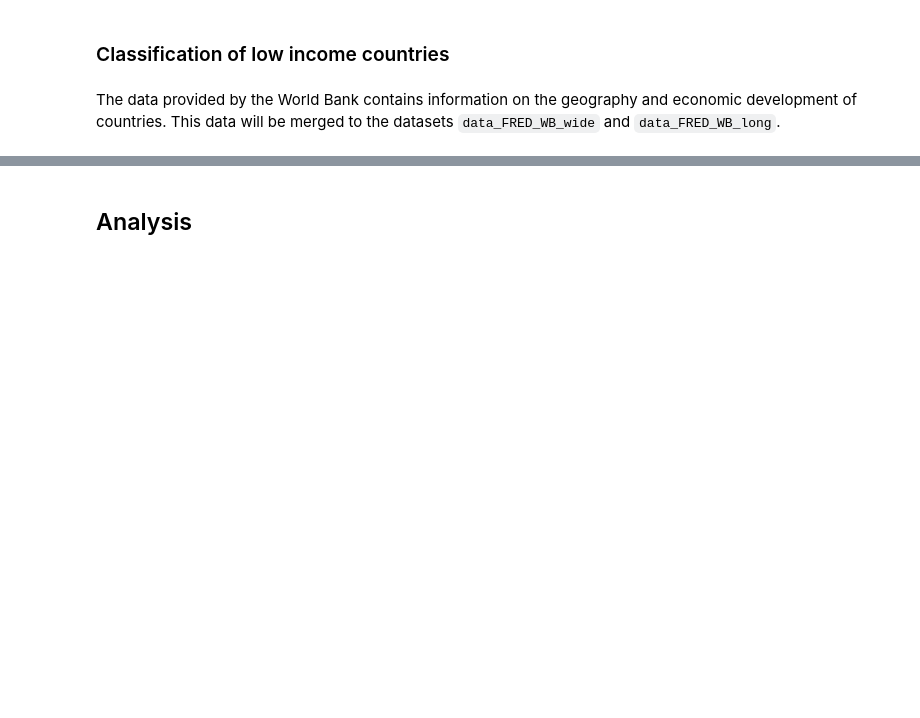
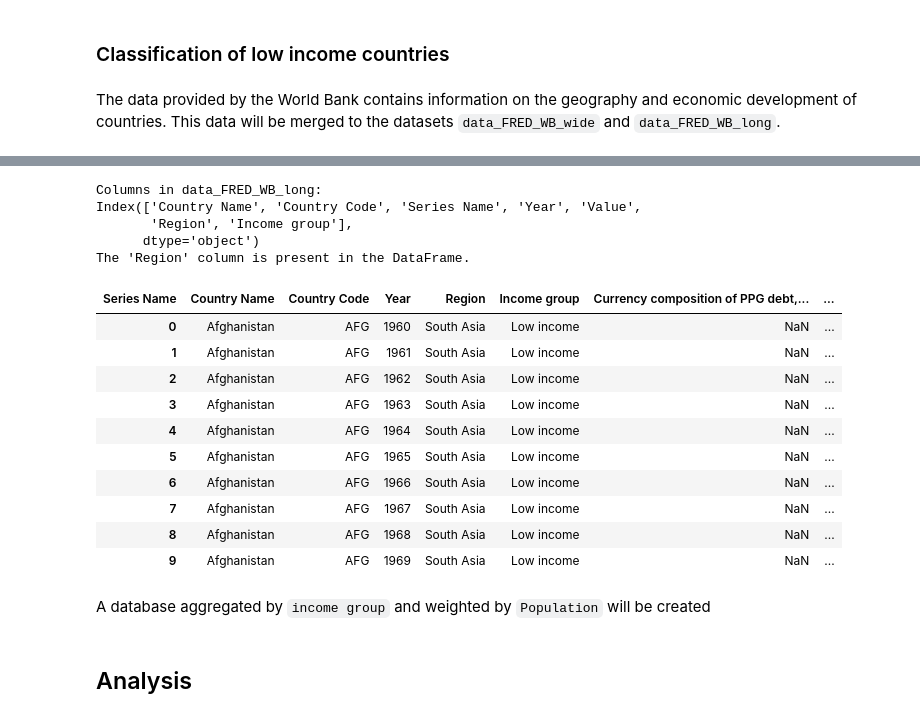
Before and after one commit to maude04/pp4rs_project, a Jupyter notebook: src/project_programming.ipynb, the cells around one changed output, grey strips where cells are left out. Saved outputs shown, nothing was run; the diff lists cells and outputs as text; code cells hidden in the pictures; blank space fills up the shorter version.

```diff
--- a/src/project_programming.ipynb
+++ b/src/project_programming.ipynb
@@ -229,3 +227,34 @@ data_FRED_WB_long.head(10)
 | 7 | Albania | ALB | External debt stocks, total (DOD,... | 1960 | NaN | Europe & Central Asia | Upper middle income |
 | 8 | Albania | ALB | Official exchange rate (LCU per U... | 1960 | NaN | Europe & Central Asia | Upper middle income |
 | 9 | Albania | ALB | GNI (current US$) | 1960 | NaN | Europe & Central Asia | Upper middle income |
+# %%
+# create an additional wide format dataframe
+
+## Convert 'Value' and 'Year' column to numeric, coercing errors to NaN
+
+data_FRED_WB_long['Year'] = pd.to_numeric(data_FRED_WB_long['Year'], errors='coerce')
+data_FRED_WB_long['Value'] = pd.to_numeric(data_FRED_WB_long['Value'], errors='coerce')
+
+## Create a pivot table to transform the data from long format to wide format
+
+df_FRED_WB_wide2 = data_FRED_WB_long.pivot_table(index=['Country Name', 'Country Code', 'Year', 'Region', 'Income group'], columns='Series Name', values='Value').reset_index()
+df_FRED_WB_wide2.head(10)
+# %% [output]
+Columns in data_FRED_WB_long:
+Index(['Country Name', 'Country Code', 'Series Name', 'Year', 'Value',
+       'Region', 'Income group'],
+      dtype='object')
+The 'Region' column is present in the DataFrame.
+| Series Name | Country Name | Country Code | Year | Region | Income group | Currency composition of PPG debt,... | ... |
+| 0 | Afghanistan | AFG | 1960 | South Asia | Low income | NaN | ... |
+| 1 | Afghanistan | AFG | 1961 | South Asia | Low income | NaN | ... |
+| 2 | Afghanistan | AFG | 1962 | South Asia | Low income | NaN | ... |
+| 3 | Afghanistan | AFG | 1963 | South Asia | Low income | NaN | ... |
+| 4 | Afghanistan | AFG | 1964 | South Asia | Low income | NaN | ... |
+| 5 | Afghanistan | AFG | 1965 | South Asia | Low income | NaN | ... |
+| 6 | Afghanistan | AFG | 1966 | South Asia | Low income | NaN | ... |
+| 7 | Afghanistan | AFG | 1967 | South Asia | Low income | NaN | ... |
+| 8 | Afghanistan | AFG | 1968 | South Asia | Low income | NaN | ... |
+| 9 | Afghanistan | AFG | 1969 | South Asia | Low income | NaN | ... |
+# %% [markdown]
+A database aggregated by `income group` and weighted by `Population` will be created
```
Also changed, not shown: parts of 7 cells of this notebook.
